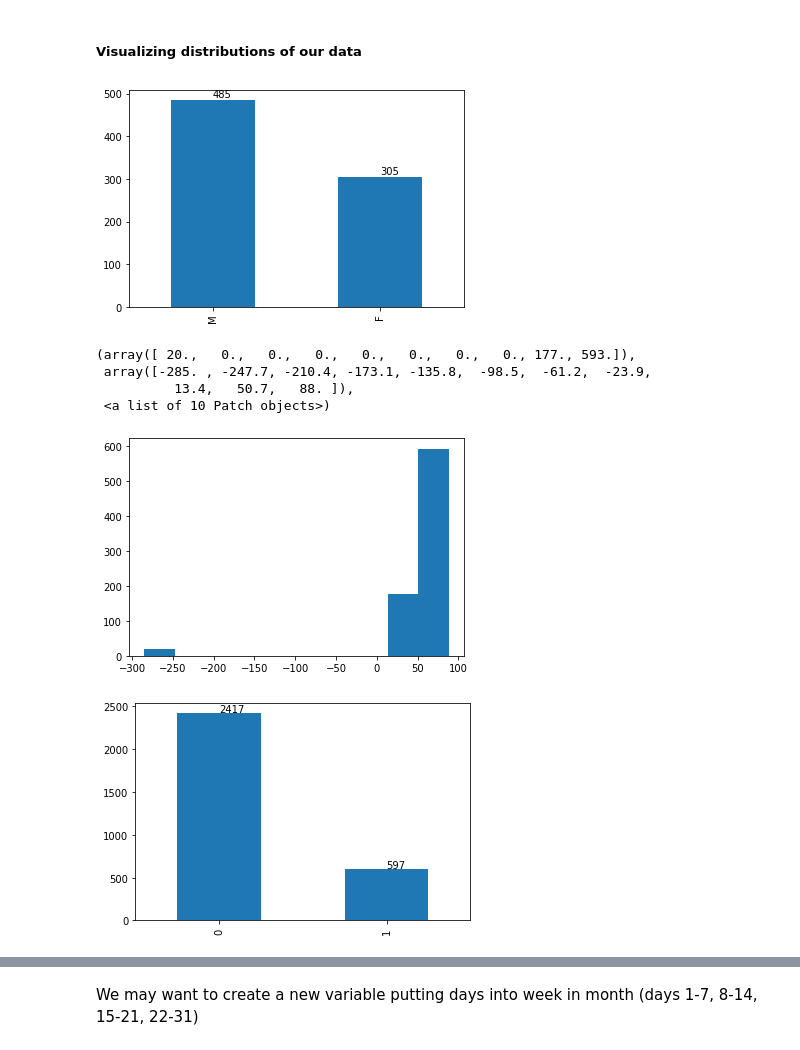
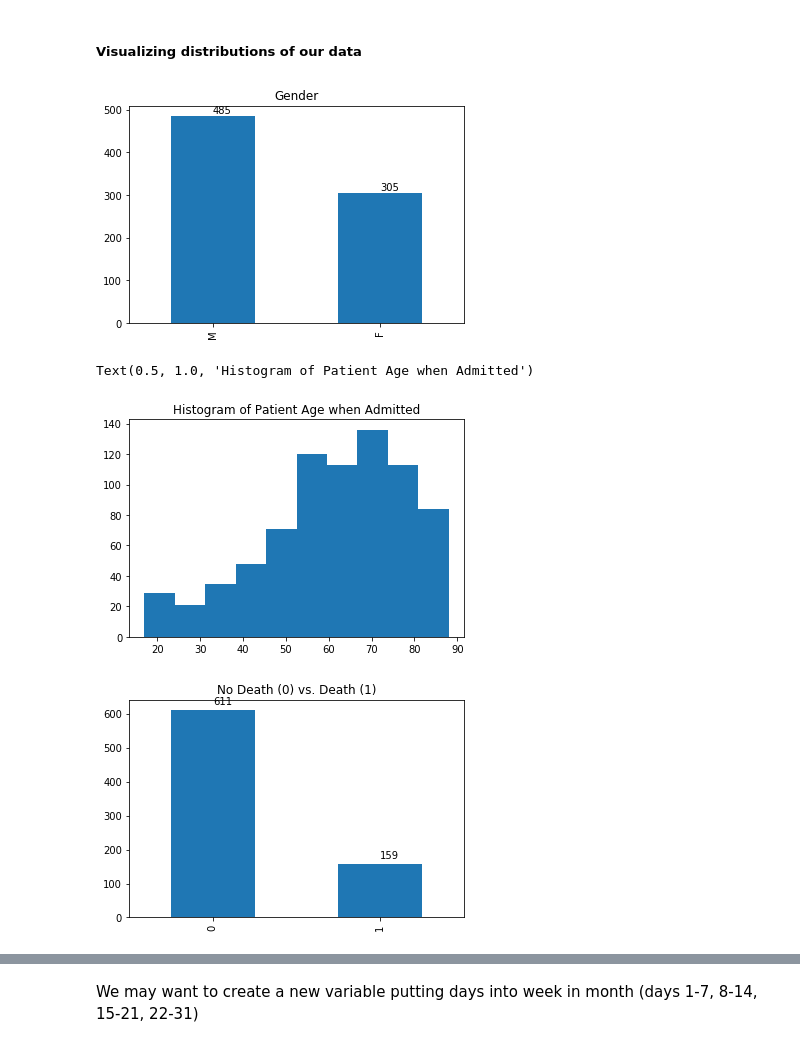
Before and after one commit to derek-y-lee/uclabiostat-thesis, a Jupyter notebook: predict_waitingtime_mimic.ipynb, the cells around one changed output, grey strips where cells are left out. Cells and saved outputs as stored; diff of their text form; code cells hidden in the pictures.

```diff
--- a/predict_waitingtime_mimic.ipynb
+++ b/predict_waitingtime_mimic.ipynb
@@ -182,6 +118,8 @@ Our target variable is the time it takes from when a person is ready for dischar
 # data['timediff'] = data['outtime']-data['intime']
 
 data['timediff'] = data['outcometime']-data['acknowledgetime']
+
+data['timediff_hours'] = (data['outcometime'].sub(data['acknowledgetime']).dt.seconds/60/60).round(1)
 # %%
 data[data['timediff'].isna()==False] # success!
 # %% [output]
@@ -315,5 +232,9 @@ timediff_noNA['prev_service'].isna().sum() # 784 missing previous service type
 # %%
 timediff_noNA['marital_status'] = timediff_noNA['marital_status'].replace([None,'UNKNOWN (DEFAULT)'], 'UNKNOWN_MARITAL')
+timediff_noNA['marital_status'] = timediff_noNA['marital_status'].replace(['WIDOWED', 'DIVORCED', 'SEPARATED'], "SINGLE")
+
+
+
 timediff_noNA['ethnicity'] = timediff_noNA['ethnicity'].replace(['UNKNOWN/NOT SPECIFIED',
                                                                            'PATIENT DECLINED TO ANSWER',
                                                                           'UNABLE TO OBTAIN'], 'UNKNOWN_ETHNICITY')
@@ -330,6 +251,23 @@ timediff_noNA['ethnicity'] = timediff_noNA['ethnicity'].replace(['BLACK/AFRICAN
 timediff_noNA['ethnicity'] = timediff_noNA['ethnicity'].replace(['MULTI RACE ETHNICITY'],'MIXED_ETHNICITY')
 timediff_noNA['ethnicity'] = timediff_noNA['ethnicity'].replace(['OTHER'],'OTHER_ETHNICITY')
 
+timediff_noNA['ethnicity'] = timediff_noNA['ethnicity'].replace(['ASIAN', 'BLACK', 'OTHER_ETHNICITY',
+       'HISPANIC_LATINO', 'ASIAN - VIETNAMESE', 'MIXED_ETHNICITY',
+       'WHITE - OTHER EUROPEAN', 'AMERICAN INDIAN/ALASKA NATIVE',
+       'PORTUGUESE', 'MIDDLE EASTERN'], "NONWHITE")
+
 timediff_noNA['language'] = timediff_noNA['language'].replace([None],'UNKNOWN')
 
 timediff_noNA['description'] = timediff_noNA['description'].replace([None],'NOT APPLICABLE')
+
+# timediff_noNA['religion'] = timediff_noNA['religion'].replace('UNOBTAINABLE','NOT SPECIFIED')
+
+timediff_noNA['gender'] = timediff_noNA['gender'].replace('F', 0)
+timediff_noNA['gender'] = timediff_noNA['gender'].replace('M', 1)
+# %%
+timediff_noNA['religion'] = timediff_noNA['religion'].replace(['PROTESTANT QUAKER', 'OTHER', 'CATHOLIC',
+       'EPISCOPALIAN', 'JEWISH', 'GREEK ORTHODOX', 'ROMANIAN EAST. ORTH',
+       'CHRISTIAN SCIENTIST', 'BUDDHIST', 'UNITARIAN-UNIVERSALIST',
+       "JEHOVAH'S WITNESS", 'MUSLIM', 'HINDU'], 1)
+
+timediff_noNA['religion'] = timediff_noNA['religion'].replace(['UNOBTAINABLE', 'NOT SPECIFIED'], 0)
@@ -779,25 +721,28 @@ sorted(timediff_noNA.diagnosis_categories.unique())
 # %%
 from scipy import stats
 import matplotlib.pylab as plt
 
 %matplotlib inline
 
 (timediff_noNA.gender).value_counts().plot(kind='bar')
 for index, value in enumerate(timediff_noNA.gender.value_counts()):
     plt.text(index, value+5, str(value))
+    plt.title("Gender")
 # %% [output]
-[figure, old version]
+[figure, new version]
 # %%
+timediff_noNA = timediff_noNA[~(timediff_noNA['age'] <= 0)]
 plt.hist(timediff_noNA.age) # check the weird values are just NA's in age
+plt.title("Histogram of Patient Age when Admitted")
+
+# left skew - more older patients
 # %% [output]
-(array([ 20.,   0.,   0.,   0.,   0.,   0.,   0.,   0., 177., 593.]),
- array([-285. , -247.7, -210.4, -173.1, -135.8,  -98.5,  -61.2,  -23.9,
-          13.4,   50.7,   88. ]),
- <a list of 10 Patch objects>)
+Text(0.5, 1.0, 'Histogram of Patient Age when Admitted')
-[figure, old version]
+[figure, new version]
 # %%
 (timediff_noNA.expire_flag).value_counts().plot(kind='bar')
 for index, value in enumerate(timediff_noNA.expire_flag.value_counts()):
     plt.text(index, value+15, str(value))
+    plt.title("No Death (0) vs. Death (1)")
 # %% [output]
-[figure, old version]
+[figure, new version]
```
Also changed, not shown: parts of 153 cells of this notebook.
